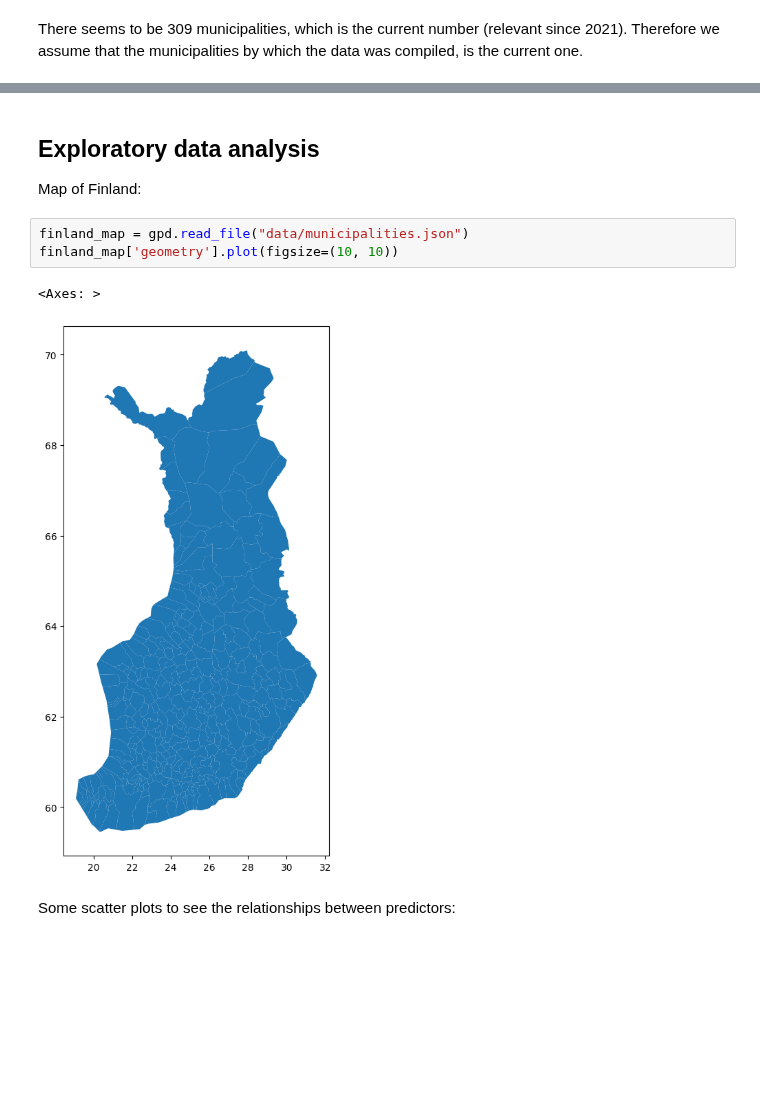
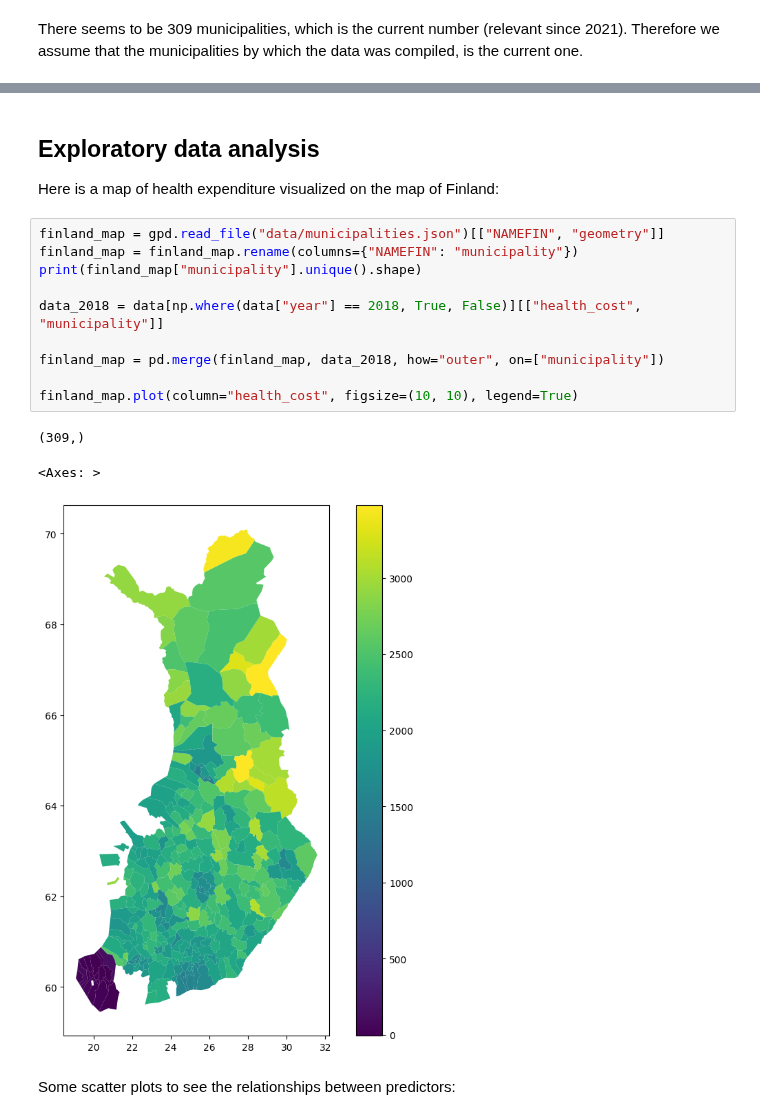
Before and after one commit to AnnaKuokkanen/DataScienceIntro, a Jupyter notebook: intro_to_data_project.ipynb, the cells around one changed output, grey strips where cells are left out. Cells and saved outputs as stored; diff of their text form; blank space fills up the shorter version.

Commit message:
health costs visualized

```diff
--- a/intro_to_data_project.ipynb
+++ b/intro_to_data_project.ipynb
@@ -151,12 +155,20 @@ There seems to be 309 municipalities, which is the current number (relevant sinc
 # %% [markdown]
 ## Exploratory data analysis
 
-Map of Finland:
+Here is a map of health expenditure visualized on the map of Finland:
-# %%
-finland_map = gpd.read_file("data/municipalities.json")
-finland_map['geometry'].plot(figsize=(10, 10))
-# %% [output]
-<Axes: >
-[figure, removed]
+# %%
+finland_map = gpd.read_file("data/municipalities.json")[["NAMEFIN", "geometry"]]
+finland_map = finland_map.rename(columns={"NAMEFIN": "municipality"})
+print(finland_map["municipality"].unique().shape)
+
+data_2018 = data[np.where(data["year"] == 2018, True, False)][["health_cost", "municipality"]]
+
+finland_map = pd.merge(finland_map, data_2018, how="outer", on=["municipality"])
+
+finland_map.plot(column="health_cost", figsize=(10, 10), legend=True)
+# %% [output]
+(309,)
+<Axes: >
+[figure, added]
 # %% [markdown]
 Some scatter plots to see the relationships between predictors:
```
Also changed, not shown: parts of 3 cells of this notebook.
